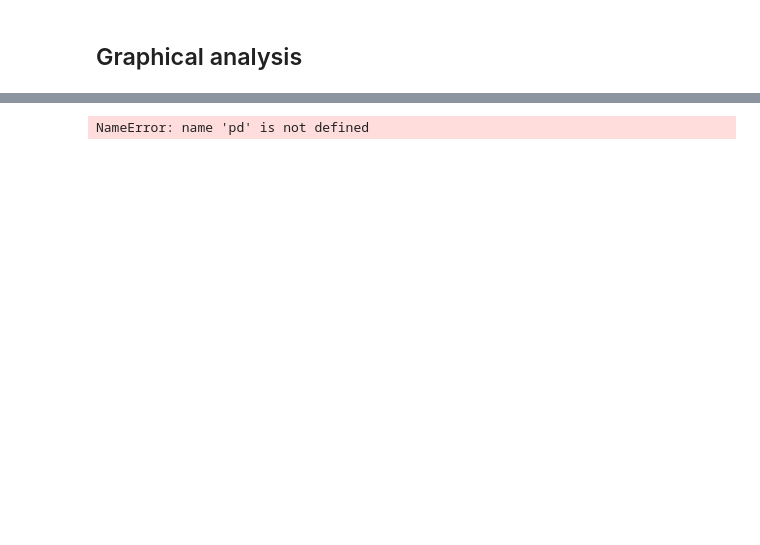
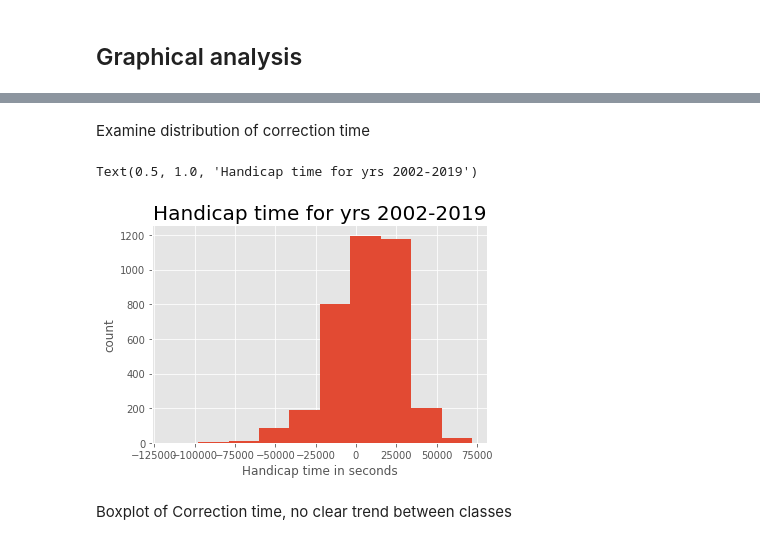
Before and after one commit to devens-mn/Devens_NYCDSA_Web_Scrape, a Jupyter notebook: Devens_NYCDSA_webscrape_v2.ipynb, the cells around one changed output, grey strips where cells are left out. Saved outputs shown, nothing was run; the diff lists cells and outputs as text; code cells hidden in the pictures; blank space fills up the shorter version.

Commit message:
webscrape_v2 jupyter: debug data clean and merge, add more graphics and analysis

```diff
--- a/Devens_NYCDSA_webscrape_v2.ipynb
+++ b/Devens_NYCDSA_webscrape_v2.ipynb
@@ -8 +39,6 @@ sail_data = pd.read_csv('detmacraceresults.csv', names=['Division_course', 'Year
+# %%
+sail_data['crctn_in_sec'] = pdtime_cnvrt(sail_data, 'cln_elps_tm') - \
+    pdtime_cnvrt(sail_data, 'cln_crrct_tm')
+sail_data_2019['crctn_in_sec'] = pdtime_cnvrt(sail_data_2019, 'cln_elps_tm') - \
+    pdtime_cnvrt(sail_data_2019, 'cln_crrct_tm')
 # %%
@@ -56,0 +67,3 @@ sail_data['cln_crrct_tm'] = sail_data['Corrected_Time'].replace(['DNS', 'DNF', '
+# %%
+sail_data_winsor = sail_data.loc[abs(sail_data['crctn_in_sec']) < 200000]
+sail_data_2019_winsor = sail_data_2019.loc[abs(sail_data['crctn_in_sec']) < 200000]
@@ -95,0 +94,3 @@ sail_data['crctn_in_sec'] = pdtime_cnvrt(sail_data, 'cln_elps_tm') - pdtime_cnvr
+# %%
+merge_sail_winsor = pd.concat([sail_data_2019_winsor, sail_data_winsor], axis = 0)
+merge_sail = pd.concat([sail_data_2019, sail_data], axis = 0)
@@ -144,0 +121,3 @@ sail_data_2019 = sail_data_2019.loc[abs(sail_data['crctn_in_sec']) < 200000]
+# %%
+merge_sail_winsor['Division_only'] = merge_sail_winsor['Division_course'].str.slice(0,12)
+merge_sail['Division_only'] = merge_sail['Division_course'].str.slice(0,12)
@@ -287,4 +173,0 @@ from Detmacrace_clean_fxn042420_1126a import twofile_clean_merge, pdtime_cnvrt
-# %%
-twofile_clean_merge('detmacraceresults.csv', 'detmacraceresults_2019.csv')
-# %% [output]
-NameError: name 'pd' is not defined
@@ -290,0 +182,12 @@ NameError: name 'pd' is not defined
+# %% [markdown]
+Examine distribution of correction time
+# %%
+plt.hist(merge_sail_winsor['crctn_in_sec'])
+plt.xlabel('Handicap time in seconds')
+plt.ylabel('count')
+plt.title('Handicap time for yrs 2002-2019', fontsize=20)
+# %% [output]
+Text(0.5, 1.0, 'Handicap time for yrs 2002-2019')
+[figure, added]
+# %% [markdown]
+Boxplot of Correction time, no clear trend between classes
```
Also changed, not shown: parts of 86 cells of this notebook.
